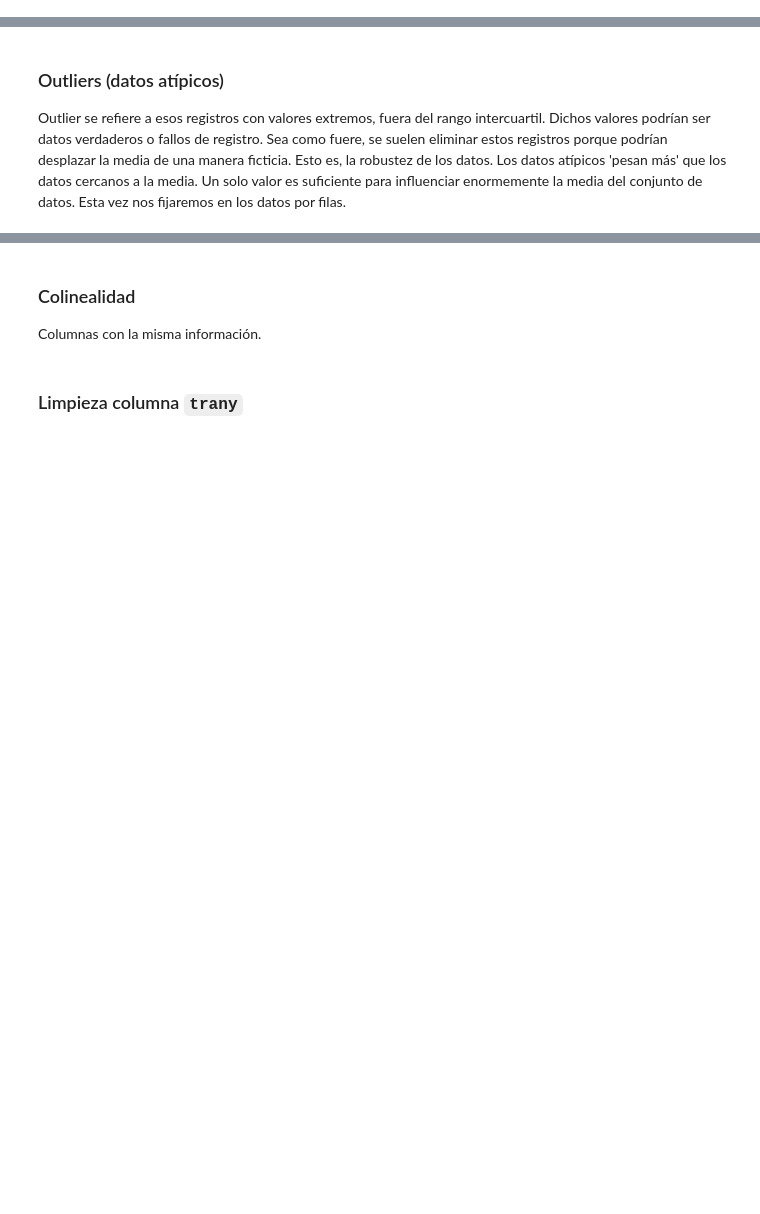
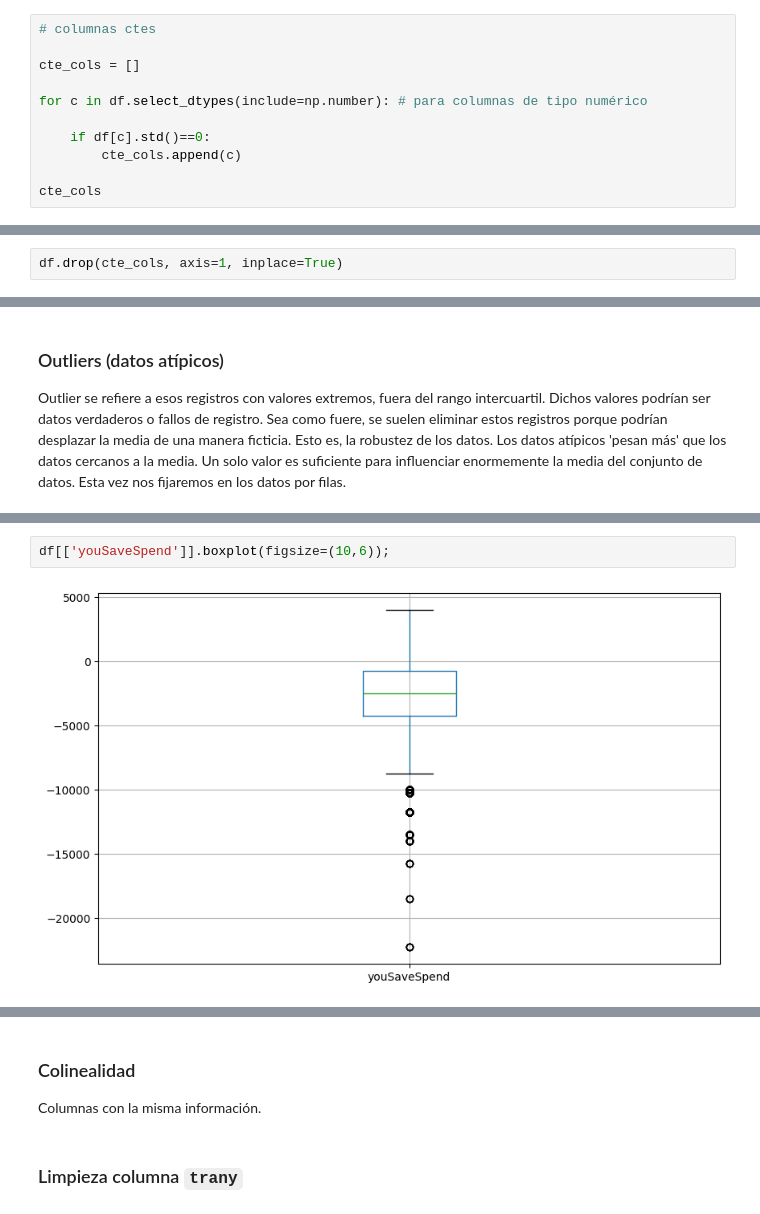
Before and after one commit to Ironhack-Data-Madrid-Agosto-2022/Apuntes-de-clase, a Jupyter notebook: semana_2/3.1 - Data Cleaning .ipynb, the cells around one changed output, grey strips where cells are left out. Saved outputs shown, nothing was run; the diff lists cells and outputs as text; blank space fills up the shorter version.

```diff
--- a/semana_2/3.1 - Data Cleaning .ipynb
+++ b/semana_2/3.1 - Data Cleaning .ipynb
@@ -355,3 +355,14 @@ df[df.duplicated(keep=False)] # para mostrar filas duplicadas
 ### Columnas constantes o de baja varianza
 
 Nos fijaremos en las columnas numéricas.
+# %%
+# columnas ctes
+
+cte_cols = []
+
+for c in df.select_dtypes(include=np.number): # para columnas de tipo numérico
+
+    if df[c].std()==0:
+        cte_cols.append(c)
+
+cte_cols
@@ -357,0 +376,2 @@ Nos fijaremos en las columnas numéricas.
+# %%
+df.drop(cte_cols, axis=1, inplace=True)
@@ -361,0 +423,4 @@ Outlier se refiere a esos registros con valores extremos, fuera del rango interc
+# %%
+df[['youSaveSpend']].boxplot(figsize=(10,6));
+# %% [output]
+[figure, added]
```
Also changed, not shown: parts of 15 cells of this notebook.
